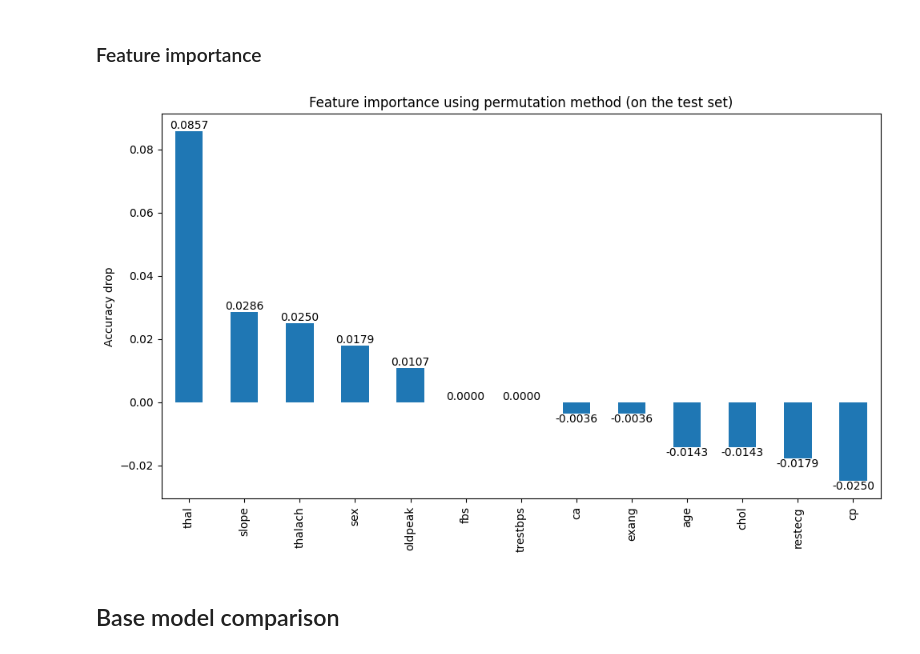
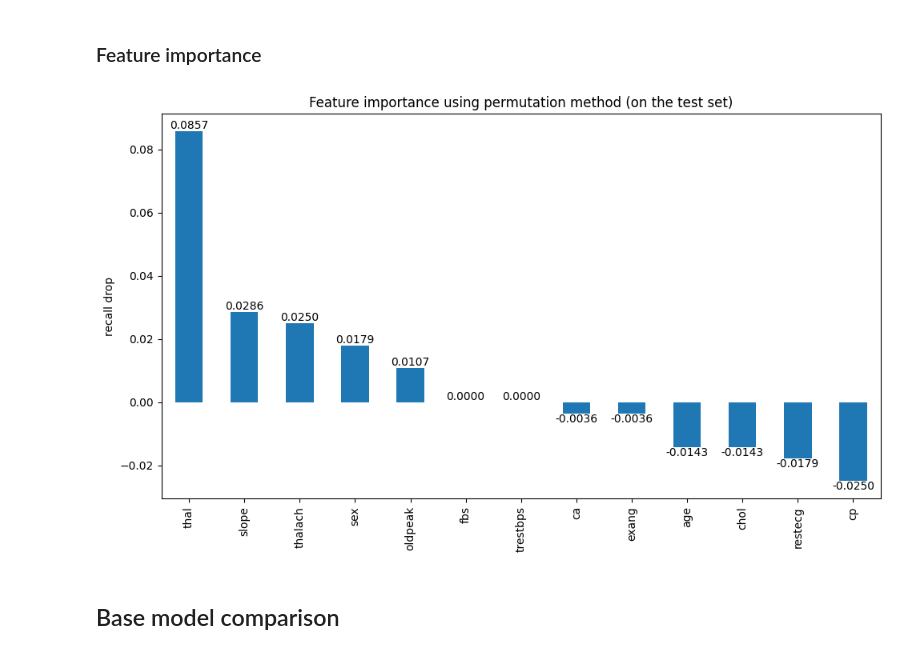
Before and after one commit to PogchampMuffin3/heart-disease-classification, a Jupyter notebook: heart_disease_classification.ipynb, the cells around one changed output. Cells and saved outputs as stored; diff of their text form; code cells hidden in the pictures.

```diff
--- a/heart_disease_classification.ipynb
+++ b/heart_disease_classification.ipynb
@@ -324,7 +335,7 @@ weighted avg       0.85      0.85      0.85        60
 param_grid_svc = {
     'C': [0.1, 1, 10, 100],
     'kernel': ['linear', 'rbf', 'poly', 'sigmoid'],
-    'gamma': ['scale', 'auto', 0.1, 1, 10]
+    'gamma': ['scale', 'auto']
 }
 
 svc_grid = SVC(random_state=RANDOM_STATE)
@@ -493,20 +504,20 @@ weighted avg       0.84      0.83      0.83        60
 ### Feature importance
 # %%
 result = permutation_importance(
-    rfc_grid, X_test, y_test, n_repeats=10, random_state=RANDOM_STATE, n_jobs=-1
+    rfc_grid, X_test, y_test, n_repeats=10, random_state=RANDOM_STATE, n_jobs=-1, scoring = SCORING
 )
 
 perm_importances = pd.Series(result.importances_mean, index=columns[0:13]).sort_values(ascending=False)
 
 plt.figure(figsize=(10, 6))
 ax = perm_importances.plot(kind='bar')
 ax.bar_label(ax.containers[0], fmt='%.4f')
 plt.title("Feature importance using permutation method (on the test set)")
-plt.ylabel("Accuracy drop")
+plt.ylabel(f"{SCORING} drop")
 plt.tight_layout()
 plt.show()
 # %% [output]
-[figure, old version]
+[figure, new version]
 # %% [markdown]
 ## Base model comparison
 # %%
```
Also changed, not shown: parts of 20 cells of this notebook.
